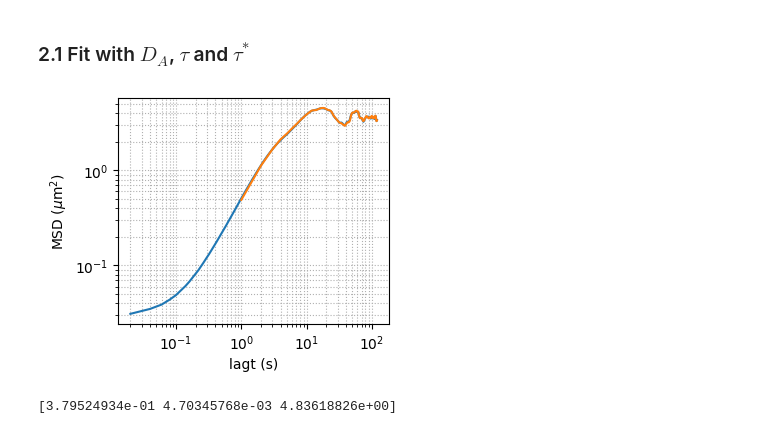
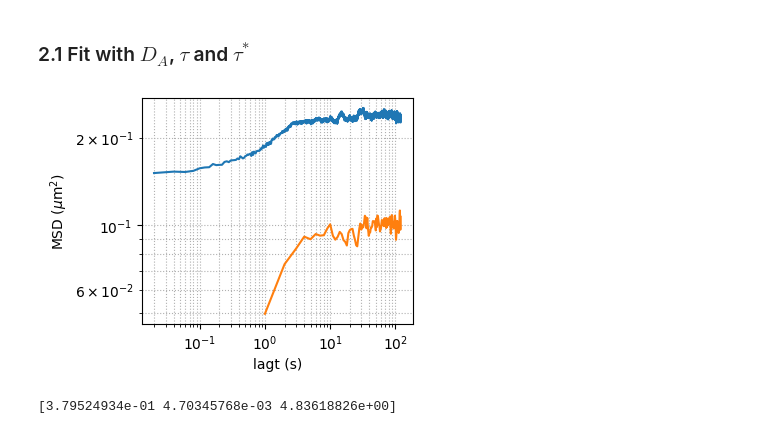
Before and after one commit to ZLoverty/DE, a Jupyter notebook: Code/DE data analysis.ipynb, the cells around one changed output. Cells and saved outputs as stored; diff of their text form; code cells hidden in the pictures.

```diff
--- a/Code/DE data analysis.ipynb
+++ b/Code/DE data analysis.ipynb
@@ -306,26 +306,26 @@ def msd_model_log(lagt, DA, tau, tau_star):
     dy2 = 2*DA*tau_star * (1-np.exp(-lagt/tau_star) - tau/tau_star*(1-np.exp(-lagt/tau))) / (1 - (tau/tau_star)**2)
     return np.log(dy2)
 # %%
-i = 175
+i = 172
 logi = log.loc[log["DE#"]==i]
 traj = pd.read_csv(os.path.join(data_folder, "traj", "{:02d}.csv".format(i))).dropna()
 # traj.y = gaussian_filter1d(traj.y, sigma=3/4)
 msd = tp.msd(traj, mpp=float(logi.MPP), fps=float(logi.FPS), max_lagtime=6000)
 msd = msd.dropna()
 plt.figure(figsize=(3.5, 3), dpi=100)
 plt.plot(msd.lagt, msd["<y^2>"])
 
 trajo = pd.read_csv(os.path.join(data_folder, "traj", "{:02d}o.csv".format(i)))
 msdo = tp.msd(trajo, mpp=float(logi.MPP), fps=float(logi.FPS), max_lagtime=6000)
 msdo = msdo.dropna()
 
 plt.plot(msdo.lagt, msdo["<y^2>"])
 plt.xlabel("lagt (s)")
 plt.ylabel("MSD ($\mu$m$^2$)")
 plt.loglog()
 plt.grid(which="both", ls=":")
 # %% [output]
-[figure, old version]
+[figure, new version]
 # %%
 # Fit the curve with msd_model
 popt, pcov = curve_fit(msd_model_log, msd.lagt, np.log(msd["<y^2>"]), p0=[1, 0.01, 10])
```
Also changed, not shown: 6 other files.
